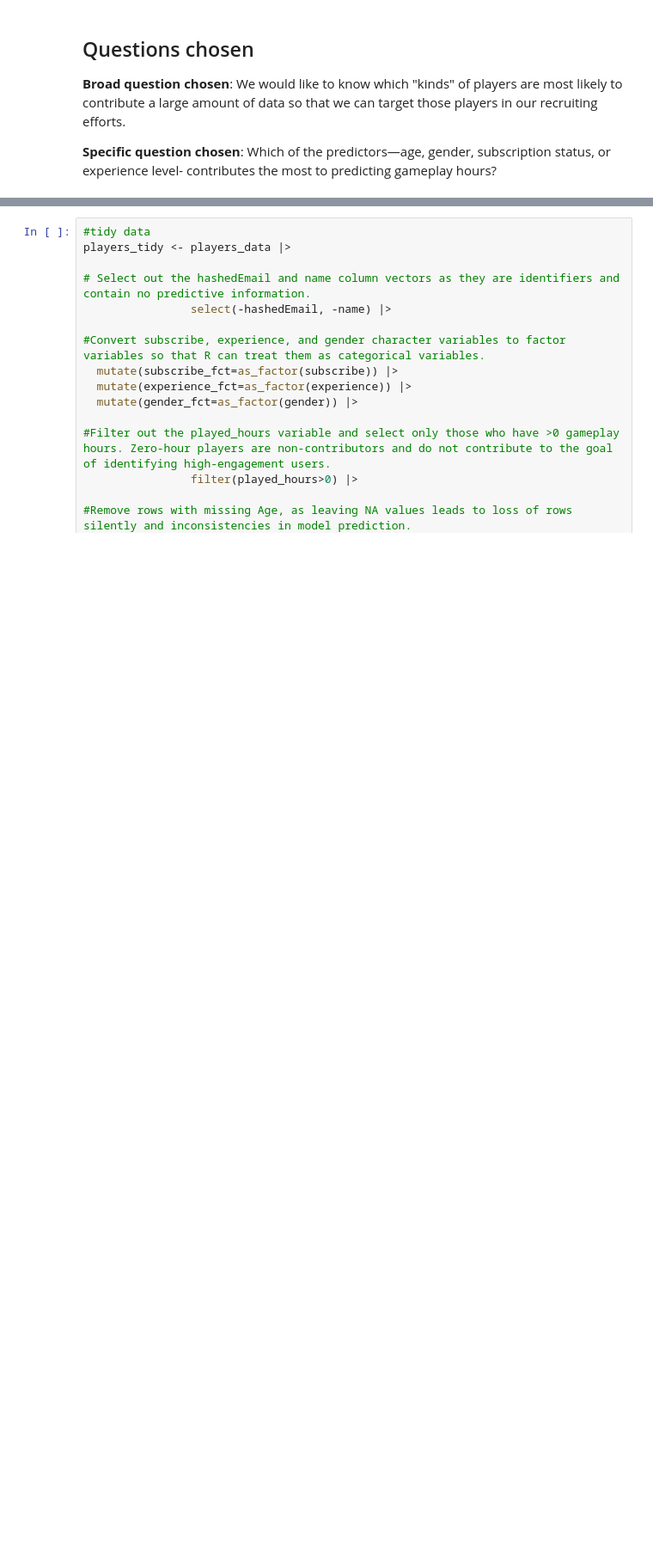
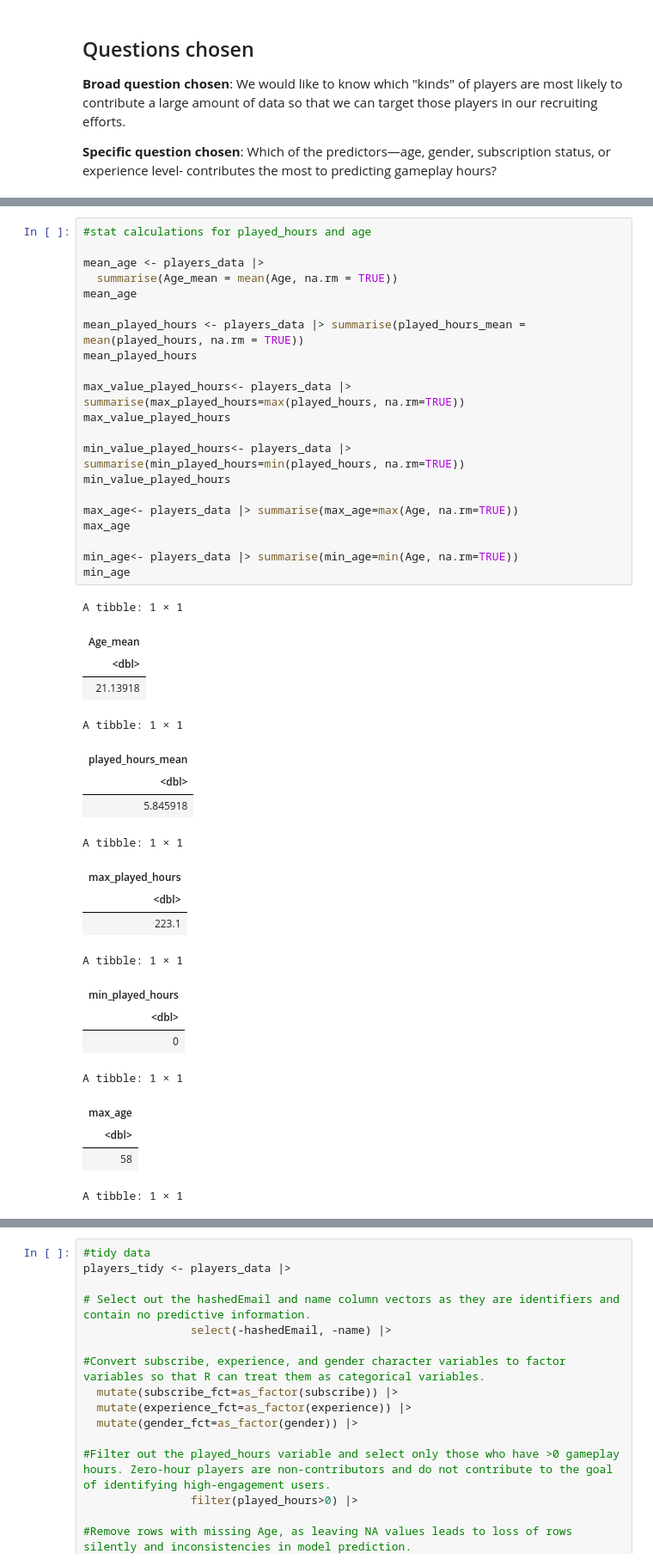
Before and after one commit to thaviship/individual-planning-dsci-100, a Jupyter notebook: Trial.ipynb, the cells around one changed output, grey strips where cells are left out. Shown at 86% size. Cells and saved outputs as stored; diff of their text form; blank space fills up the shorter version.

Commit message:
commit summary stats

```diff
--- a/Trial.ipynb
+++ b/Trial.ipynb
@@ -59,0 +72,43 @@ Since the goal of this project is specifically to identify which groups contribu
+# %%
+#stat calculations for played_hours and age
+
+mean_age <- players_data |>
+  summarise(Age_mean = mean(Age, na.rm = TRUE))
+mean_age
+
+mean_played_hours <- players_data |> summarise(played_hours_mean = mean(played_hours, na.rm = TRUE))
+mean_played_hours
+
+max_value_played_hours<- players_data |> summarise(max_played_hours=max(played_hours, na.rm=TRUE))
+max_value_played_hours
+
+min_value_played_hours<- players_data |> summarise(min_played_hours=min(played_hours, na.rm=TRUE))
+min_value_played_hours
+
+max_age<- players_data |> summarise(max_age=max(Age, na.rm=TRUE))
+max_age
+
+min_age<- players_data |> summarise(min_age=min(Age, na.rm=TRUE))
+min_age
+# %% [output]
+A tibble: 1 × 1
+| Age_mean |
+| <dbl> |
+| 21.13918 |
+A tibble: 1 × 1
+| played_hours_mean |
+| <dbl> |
+| 5.845918 |
+A tibble: 1 × 1
+| max_played_hours |
+| <dbl> |
+| 223.1 |
+A tibble: 1 × 1
+| min_played_hours |
+| <dbl> |
+| 0 |
+A tibble: 1 × 1
+| max_age |
+| <dbl> |
+| 58 |
+A tibble: 1 × 1
```
Also changed, not shown: parts of 5 cells of this notebook.
